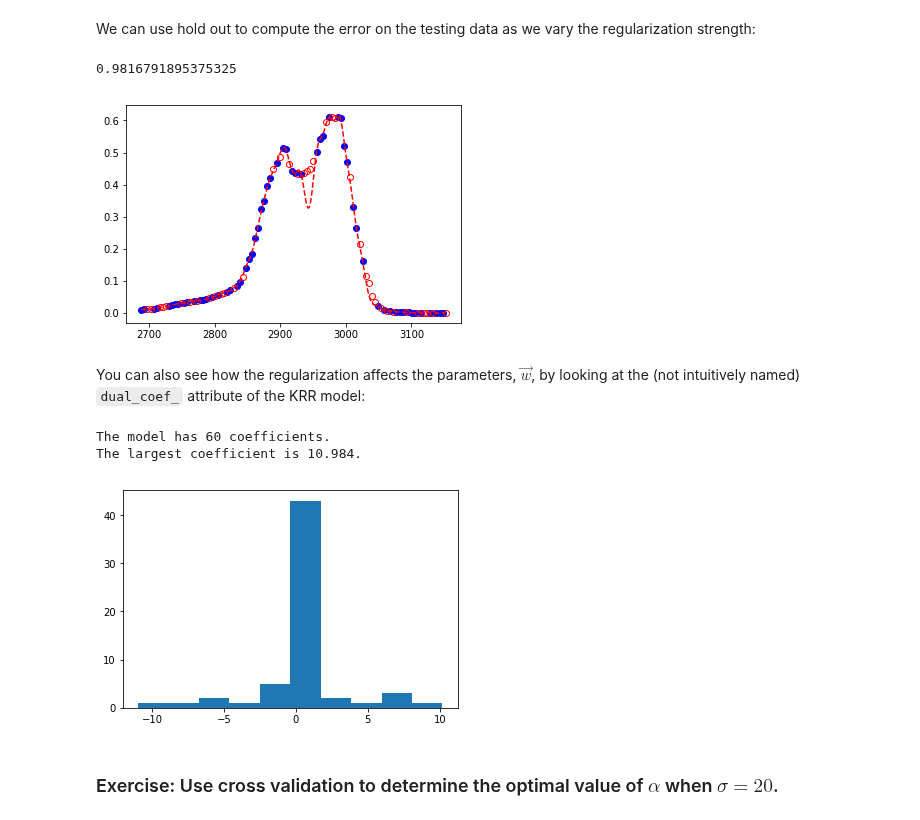
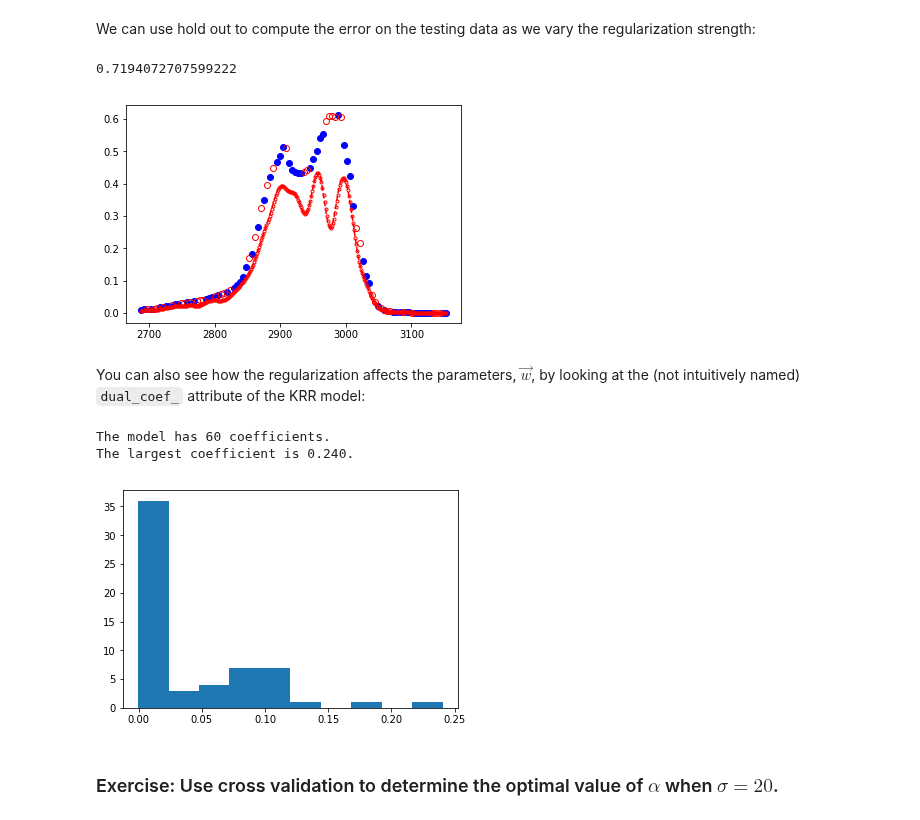
Before and after one commit to medford-group/data_analytics_ChE, a Jupyter notebook: 2-regression/lecture-complexity_optimization.ipynb, the cells around one changed output. Drawn from its saved outputs; the diff is of its cells as text; code cells hidden in the pictures.

```diff
--- a/2-regression/lecture-complexity_optimization.ipynb
+++ b/2-regression/lecture-complexity_optimization.ipynb
@@ -212,10 +212,10 @@ class KernelRidge(sklearn.base.BaseEstimator, sklearn.base.RegressorMixin, sklea
 # %% [markdown]
 If we look at the parameters we see that we need to specify which kernel to use (we will use `rbf`), the `gamma` value corresponding to the width of the kernel, and `alpha` corresponding to the regularization strength. You are already familiar with the `rbf` kernel and `gamma` from the non-parametric models lecture. The only new thing here is the regularization strength, `alpha`.
 # %%
-sigma = 2
+sigma = 10
 gamma = 1./(2*sigma**2)
 
-alpha = 1
+alpha = 0.1
 
 KRR = KernelRidge(alpha=alpha, kernel='rbf', gamma=gamma)
 x_peak = x_peak.reshape(-1,1) #we need to convert these to columns
@@ -224,6 +224,7 @@ y_peak = y_peak.reshape(-1,1)
 KRR.fit(x_peak, y_peak)
 
 x_predict = np.linspace(min(x_peak), max(x_peak), 300) #create prediction data
+x_predict = x_predict.reshape(-1,1)
 yhat_KRR = KRR.predict(x_predict)
 
 fig, ax = plt.subplots()
@@ -252,25 +253,25 @@ We can use hold out to compute the error on the testing data as we vary the regu
 # %%
 sigma = 10
 gamma = 1./(2*sigma**2)
 
-alpha = 1e-3
+alpha = 1
 
 KRR = KernelRidge(alpha=alpha, kernel='rbf', gamma=gamma)
 KRR.fit(x_train, y_train)
 
 x_predict = np.linspace(min(x_peak), max(x_peak), 300) #create prediction data
 yhat_KRR = KRR.predict(x_predict)
 
 r2_test = KRR.score(x_test, y_test)
 print(r2_test)
 
 fig, ax = plt.subplots()
 ax.plot(x_train, y_train, 'ob')
 ax.plot(x_test, y_test, 'or', markerfacecolor='none');
-ax.plot(x_predict, yhat_KRR, '--r', markerfacecolor='none');
+ax.plot(x_predict, yhat_KRR, '--.r', markerfacecolor='none');
 # %% [output]
-0.9816791895375325
+0.7194072707599222
-[figure, old version]
+[figure, new version]
 # %% [markdown]
 You can also see how the regularization affects the parameters, $\vec{w}$, by looking at the (not intuitively named) `dual_coef_` attribute of the KRR model:
 # %%
@@ -282,7 +283,7 @@ ax.hist(coeffs)
 print('The largest coefficient is {:.3f}.'.format(max(abs(coeffs))[0]));
 # %% [output]
 The model has 60 coefficients.
-The largest coefficient is 10.984.
+The largest coefficient is 0.240.
-[figure, old version]
+[figure, new version]
 # %% [markdown]
 ### Exercise: Use cross validation to determine the optimal value of $\alpha$ when $\sigma=20$.
```
Also changed, not shown: parts of 2 cells of this notebook, 1 other file.
